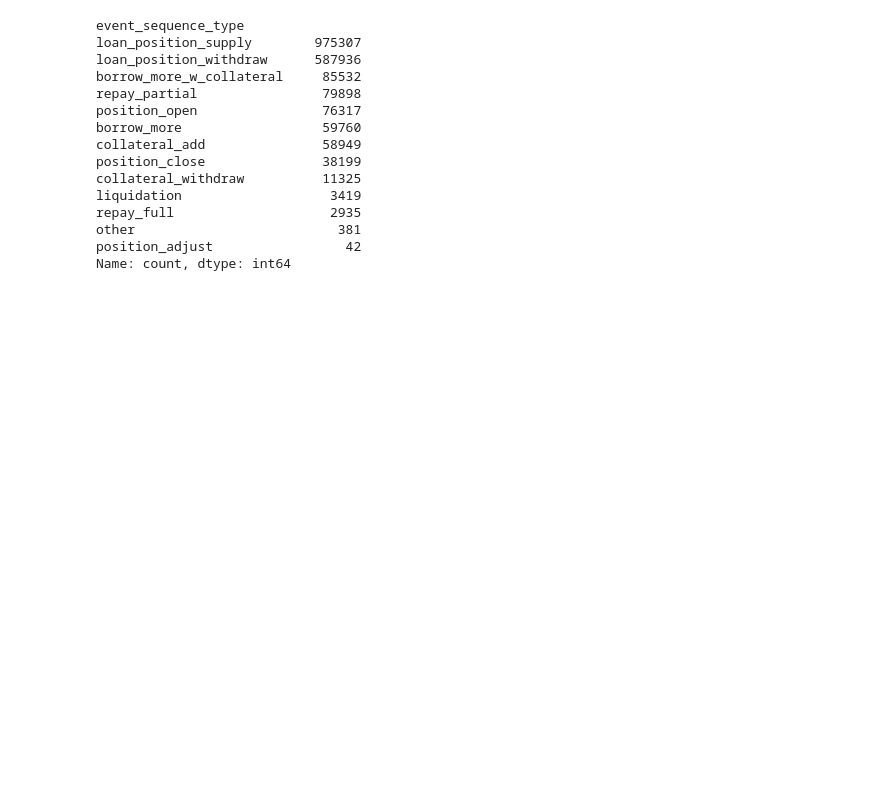
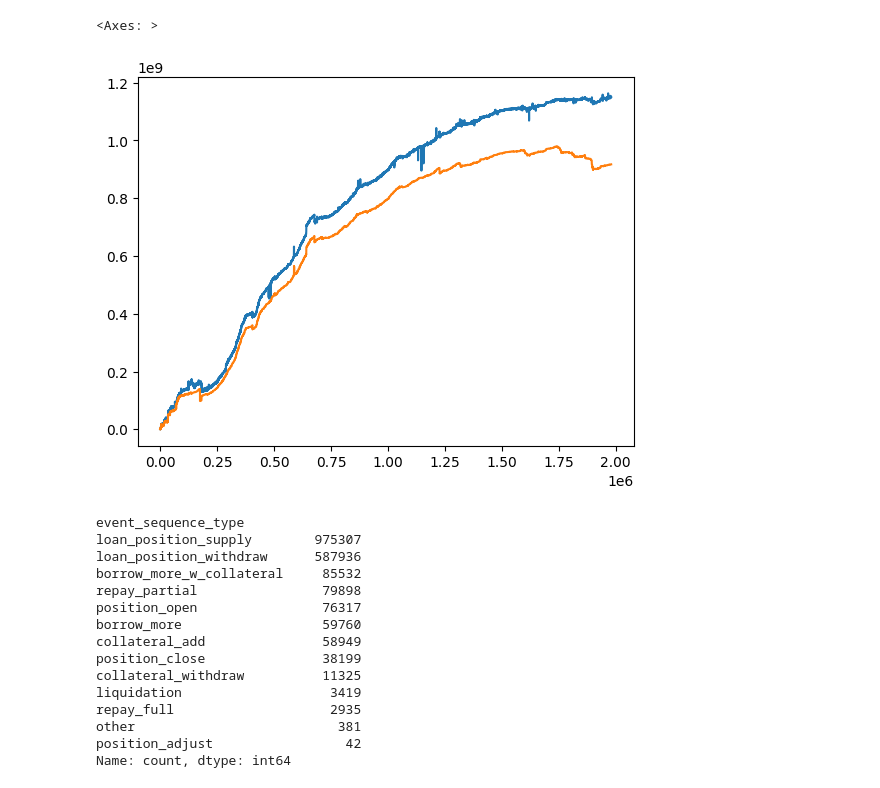
Before and after one commit to egortrussov/lending_protocols_researh, a Jupyter notebook: users_clusterization/leveraged_users.ipynb, the cells around one changed output. Cells and saved outputs as stored; diff of their text form; code cells hidden in the pictures; blank space fills up the shorter version.

```diff
--- a/users_clusterization/leveraged_users.ipynb
+++ b/users_clusterization/leveraged_users.ipynb
@@ -30,3 +21,11 @@ market_df["datetime"][1500]
+# %%
+# market_df["borrow_rate"][1500:2000].plot()
+# market_df["borrow_rate"].plot()
+df["total_supply_after"].plot()
+df["total_borrow_after"].plot()
+# %% [output]
+<Axes: >
+[figure, added]
 # %%
 %load_ext autoreload
 # %%
```
Also changed, not shown: parts of 27 cells of this notebook, 35 other files.
